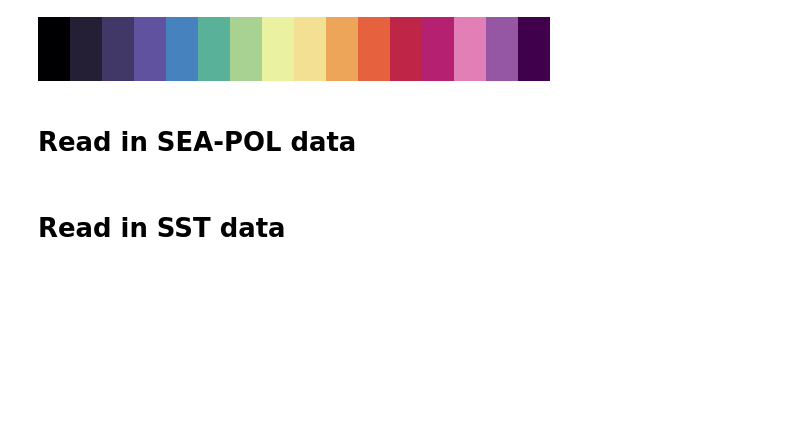
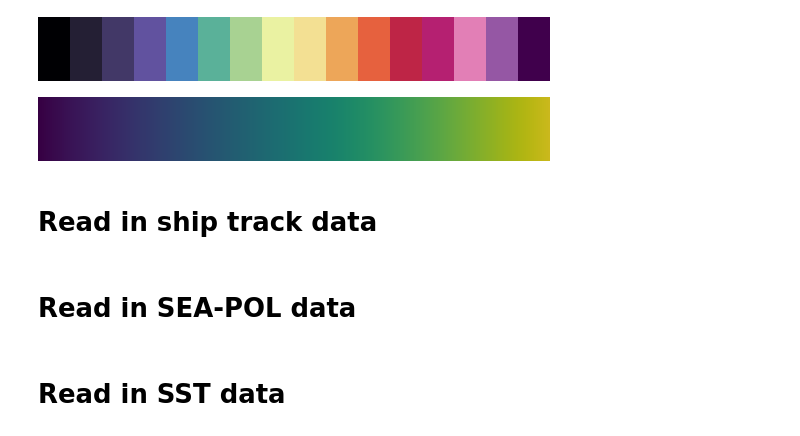
Before and after one commit to allison-wing/PICCOLO, a Jupyter notebook: plot_seapol_mosaic.ipynb, the cells around one changed output. Drawn from its saved outputs; the diff is of its cells as text; code cells hidden in the pictures; blank space fills up the shorter version.

```diff
--- a/plot_seapol_mosaic.ipynb
+++ b/plot_seapol_mosaic.ipynb
@@ -43,3 +44,26 @@ discrete_mask_cmap.set_bad(color='gray') #set missing (NaN) values to gray
 discrete_mask_cmap
 # %% [output]
 [figure]
+# %%
+def dim_colormap(cmap_name='viridis', dim_factor=0.6, sat_factor=0.8, N=256):
+    base = plt.get_cmap(cmap_name, N)
+    colors = base(np.linspace(0, 1, N))
+    # Convert to HSV
+    hsv = mcolors.rgb_to_hsv(colors[:, :3])
+    hsv[:, 1] *= sat_factor  # reduce saturation
+    hsv[:, 2] *= dim_factor  # reduce brightness
+    # Clip to valid range
+    hsv = np.clip(hsv, 0, 1)
+    # Convert back to RGB
+    rgb = mcolors.hsv_to_rgb(hsv)
+    # Re-attach alpha if present
+    if colors.shape[1] == 4:
+        rgb = np.concatenate([rgb, colors[:, 3:4]], axis=1)
+    return mcolors.ListedColormap(rgb)
+# %%
+dimmer_viridis = dim_colormap('viridis', dim_factor=0.8, sat_factor=1)
+dimmer_viridis
+# %% [output]
+[figure, added]
+# %% [markdown]
+# Read in ship track data
```
Also changed, not shown: parts of 3 cells of this notebook.
